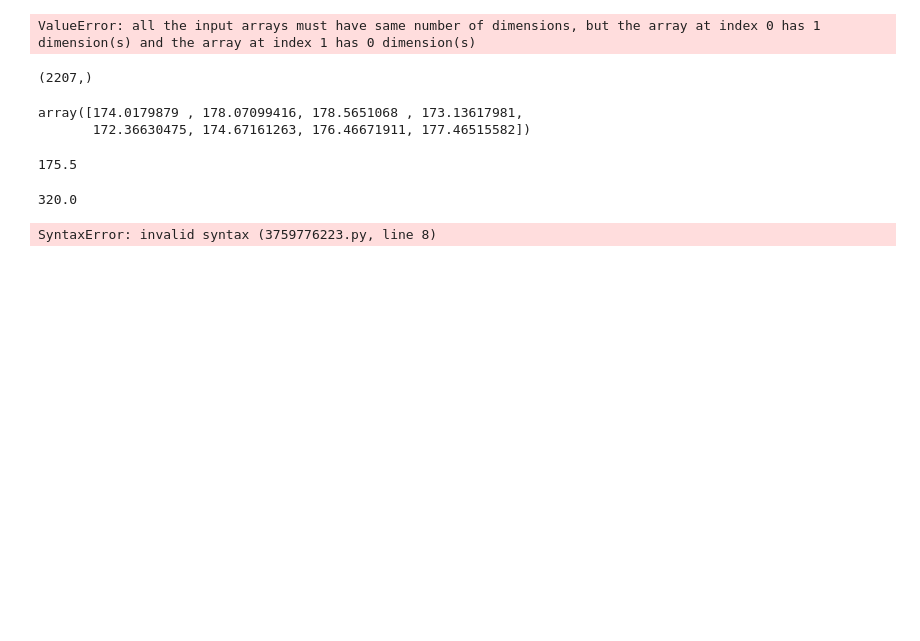
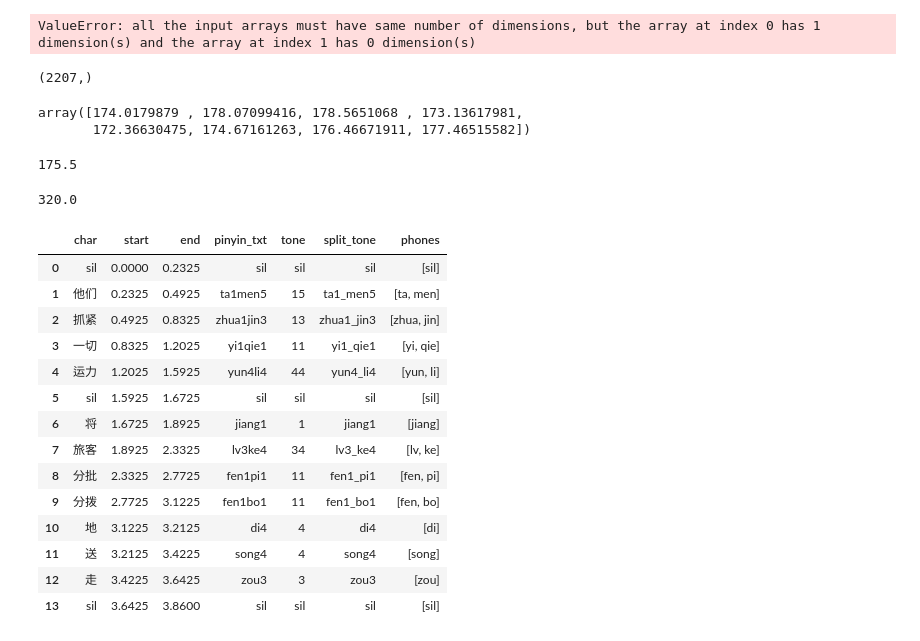
Before and after one commit to antondlf/prosody_probing, a Jupyter notebook: scratch_work.ipynb, the cells around one changed output. Saved outputs shown, nothing was run; the diff lists cells and outputs as text; code cells hidden in the pictures; blank space fills up the shorter version.

```diff
--- a/scratch_work.ipynb
+++ b/scratch_work.ipynb
@@ -324,19 +324,45 @@ array([174.0179879 , 178.07099416, 178.5651068 , 173.13617981,
 # %%
 #!pip install pinyin
 import pinyin
 import pandas as pd
 import re
 
 def get_tone_indices(x):
-    m = re.search('\d+', x)
-    if m is not None:
-        return m.group()
+    m = re.findall('\d+', x)
+    if m != []:
+        return ''.join(m)
     else:
         return x
 df = pd.read_csv('corpora/global_timit_cmn/data/segmentation/SP01_001.words', sep=' ', names=['char', 'start', 'end'])
+def split_pinyin(row):
+
+    tone_indices = row.tone
+    pinyin_text = row.pinyin_txt
+    if (len(tone_indices) > 1) and (tone_indices != 'sil'):
+
+        return pinyin_text[:pinyin_text.index(tone_indices[0])+1] + '_' + pinyin_text[pinyin_text.index(tone_indices[0])+1:]
+    else:
+        return pinyin_text
+
 
 df['pinyin_txt'] = df.char.map(lambda x: pinyin.get(x, format='numerical'))
-df['tone'] = df.pinyin_txt.map(lambda x: re.search('\d+', x).group() if re.search('\d+', x) is not None)
+df['tone'] = df.pinyin_txt.map(lambda x: get_tone_indices(x))
+df['split_tone'] = df.apply(lambda x: split_pinyin(x), axis=1)
+df['phones'] = df.pinyin_txt.map(lambda x: re.findall('[^\d]+', x))
 df
 # %% [output]
-SyntaxError: invalid syntax (3759776223.py, line 8)
+|  | char | start | end | pinyin_txt | tone | split_tone | phones |
+| 0 | sil | 0.0000 | 0.2325 | sil | sil | sil | [sil] |
+| 1 | 他们 | 0.2325 | 0.4925 | ta1men5 | 15 | ta1_men5 | [ta, men] |
+| 2 | 抓紧 | 0.4925 | 0.8325 | zhua1jin3 | 13 | zhua1_jin3 | [zhua, jin] |
+| 3 | 一切 | 0.8325 | 1.2025 | yi1qie1 | 11 | yi1_qie1 | [yi, qie] |
+| 4 | 运力 | 1.2025 | 1.5925 | yun4li4 | 44 | yun4_li4 | [yun, li] |
+| 5 | sil | 1.5925 | 1.6725 | sil | sil | sil | [sil] |
+| 6 | 将 | 1.6725 | 1.8925 | jiang1 | 1 | jiang1 | [jiang] |
+| 7 | 旅客 | 1.8925 | 2.3325 | lv3ke4 | 34 | lv3_ke4 | [lv, ke] |
+| 8 | 分批 | 2.3325 | 2.7725 | fen1pi1 | 11 | fen1_pi1 | [fen, pi] |
+| 9 | 分拨 | 2.7725 | 3.1225 | fen1bo1 | 11 | fen1_bo1 | [fen, bo] |
+| 10 | 地 | 3.1225 | 3.2125 | di4 | 4 | di4 | [di] |
+| 11 | 送 | 3.2125 | 3.4225 | song4 | 4 | song4 | [song] |
+| 12 | 走 | 3.4225 | 3.6425 | zou3 | 3 | zou3 | [zou] |
+| 13 | sil | 3.6425 | 3.8600 | sil | sil | sil | [sil] |
```
Also changed, not shown: parts of 22 cells of this notebook, 2 other files.
